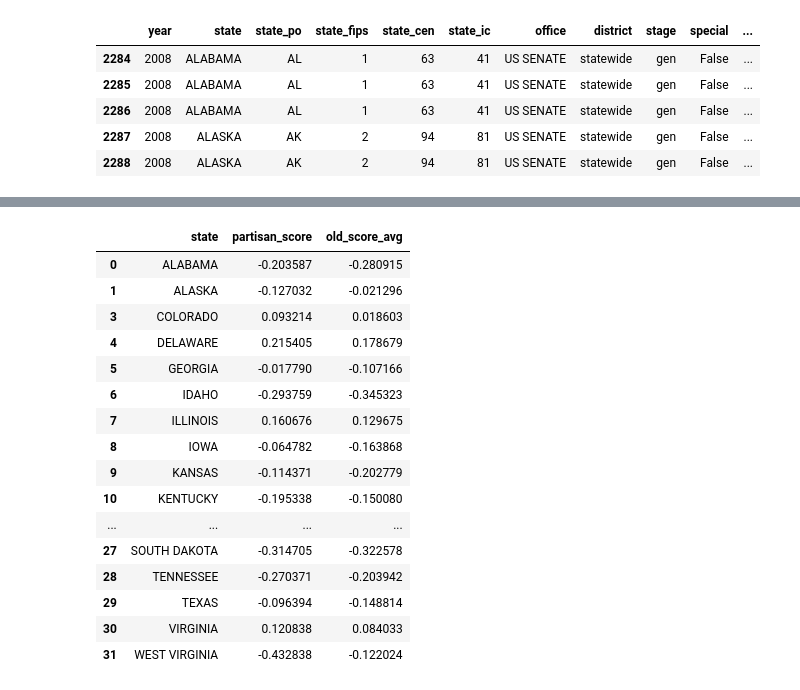
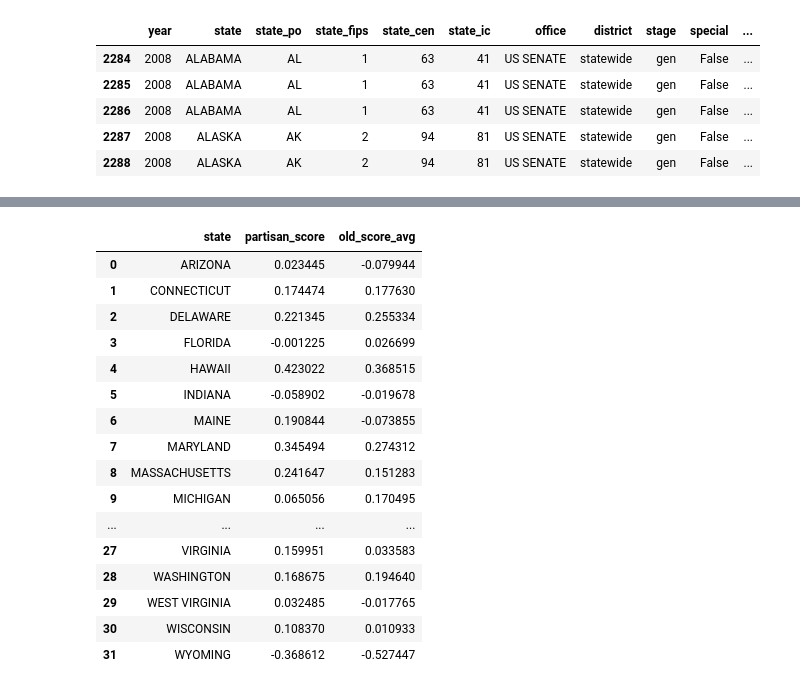
Before and after one commit to leobruell/elections-2022-project, a Jupyter notebook: initial-data-explore.ipynb, the cells around one changed output, grey strips where cells are left out. Saved outputs shown, nothing was run; the diff lists cells and outputs as text; code cells hidden in the pictures.

```diff
--- a/initial-data-explore.ipynb
+++ b/initial-data-explore.ipynb
@@ -414,22 +402,22 @@ def average_3_past(year):
     df.dropna(inplace=True)
     return df[['state','partisan_score','old_score_avg']]
 # %%
-average_3_past(2020)
+average_3_past(2018)
 # %% [output]
 |  | state | partisan_score | old_score_avg |
-| 0 | ALABAMA | -0.203587 | -0.280915 |
-| 1 | ALASKA | -0.127032 | -0.021296 |
-| 3 | COLORADO | 0.093214 | 0.018603 |
-| 4 | DELAWARE | 0.215405 | 0.178679 |
-| 5 | GEORGIA | -0.017790 | -0.107166 |
-| 6 | IDAHO | -0.293759 | -0.345323 |
-| 7 | ILLINOIS | 0.160676 | 0.129675 |
-| 8 | IOWA | -0.064782 | -0.163868 |
-| 9 | KANSAS | -0.114371 | -0.202779 |
-| 10 | KENTUCKY | -0.195338 | -0.150080 |
+| 0 | ARIZONA | 0.023445 | -0.079944 |
+| 1 | CONNECTICUT | 0.174474 | 0.177630 |
+| 2 | DELAWARE | 0.221345 | 0.255334 |
+| 3 | FLORIDA | -0.001225 | 0.026699 |
+| 4 | HAWAII | 0.423022 | 0.368515 |
+| 5 | INDIANA | -0.058902 | -0.019678 |
+| 6 | MAINE | 0.190844 | -0.073855 |
+| 7 | MARYLAND | 0.345494 | 0.274312 |
+| 8 | MASSACHUSETTS | 0.241647 | 0.151283 |
+| 9 | MICHIGAN | 0.065056 | 0.170495 |
 | ... | ... | ... | ... |
-| 27 | SOUTH DAKOTA | -0.314705 | -0.322578 |
-| 28 | TENNESSEE | -0.270371 | -0.203942 |
-| 29 | TEXAS | -0.096394 | -0.148814 |
-| 30 | VIRGINIA | 0.120838 | 0.084033 |
-| 31 | WEST VIRGINIA | -0.432838 | -0.122024 |
+| 27 | VIRGINIA | 0.159951 | 0.033583 |
+| 28 | WASHINGTON | 0.168675 | 0.194640 |
+| 29 | WEST VIRGINIA | 0.032485 | -0.017765 |
+| 30 | WISCONSIN | 0.108370 | 0.010933 |
+| 31 | WYOMING | -0.368612 | -0.527447 |
```
Also changed, not shown: parts of 3 cells of this notebook, 1 other file.
